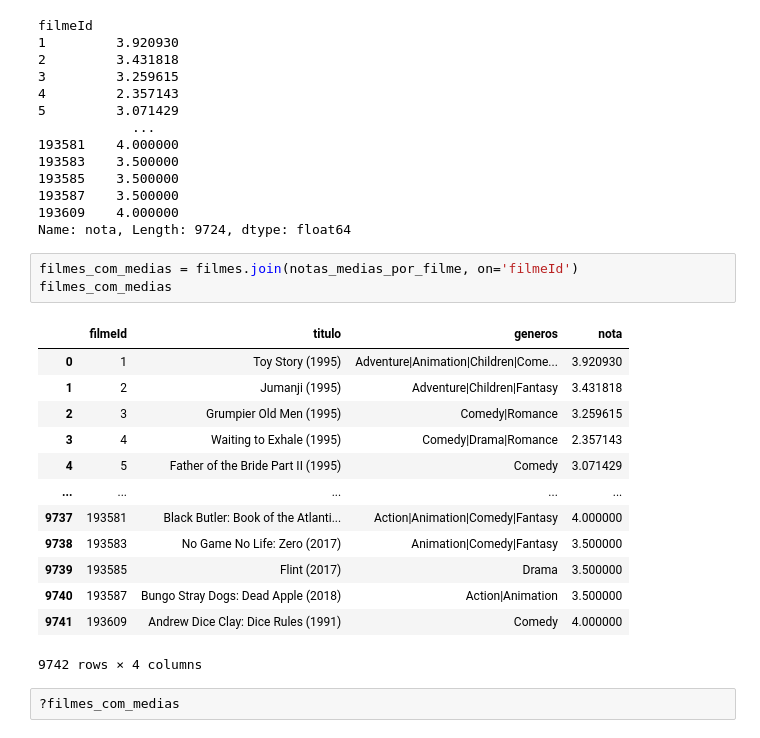
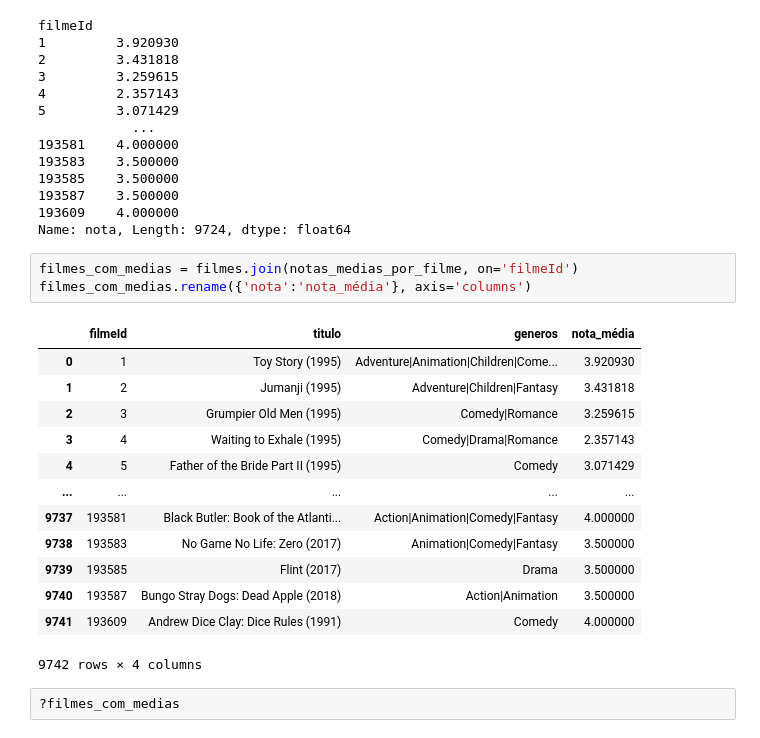
Before and after one commit to brunocs86/quarentenadados, a Jupyter notebook: Desafios_QuarentenaDados_Alura.ipynb, the cells around one changed output. Cells and saved outputs as stored; diff of their text form.

```diff
--- a/Desafios_QuarentenaDados_Alura.ipynb
+++ b/Desafios_QuarentenaDados_Alura.ipynb
@@ -61,9 +61,9 @@ filmeId
 Name: nota, Length: 9724, dtype: float64
 # %%
 filmes_com_medias = filmes.join(notas_medias_por_filme, on='filmeId')
-filmes_com_medias
+filmes_com_medias.rename({'nota':'nota_média'}, axis='columns')
 # %% [output]
-|  | filmeId | titulo | generos | nota |
+|  | filmeId | titulo | generos | nota_média |
 | 0 | 1 | Toy Story (1995) | Adventure|Animation|Children|Come... | 3.920930 |
 | 1 | 2 | Jumanji (1995) | Adventure|Children|Fantasy | 3.431818 |
 | 2 | 3 | Grumpier Old Men (1995) | Comedy|Romance | 3.259615 |
```
Also changed, not shown: parts of 1 cell of this notebook.
